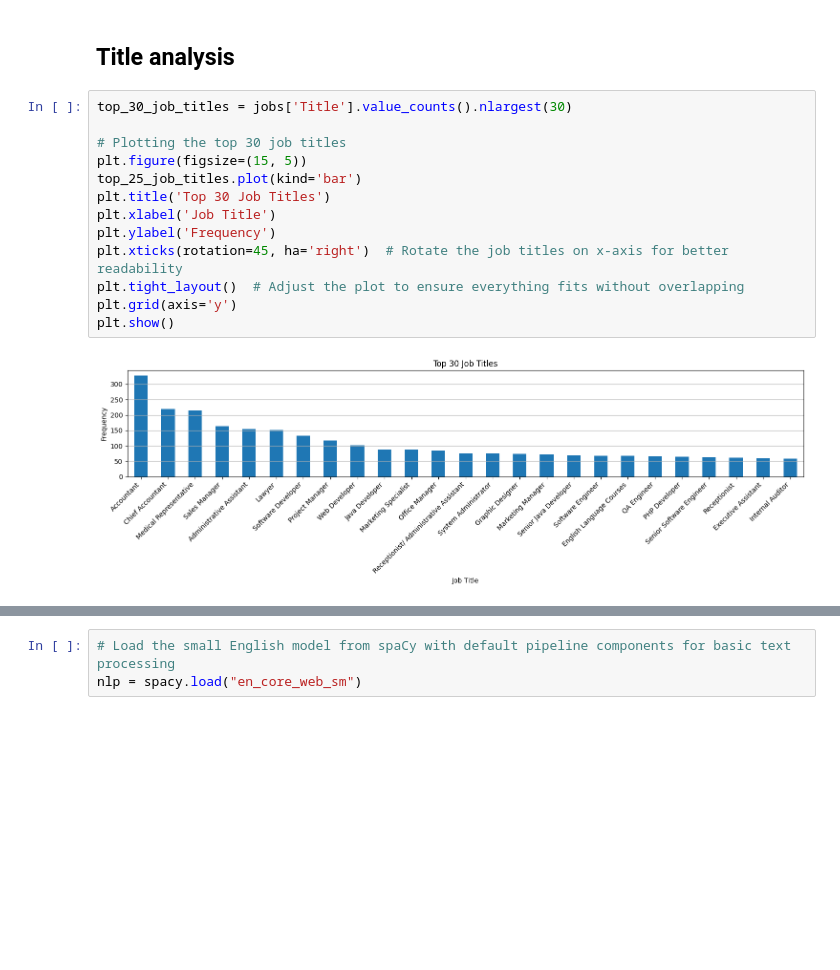
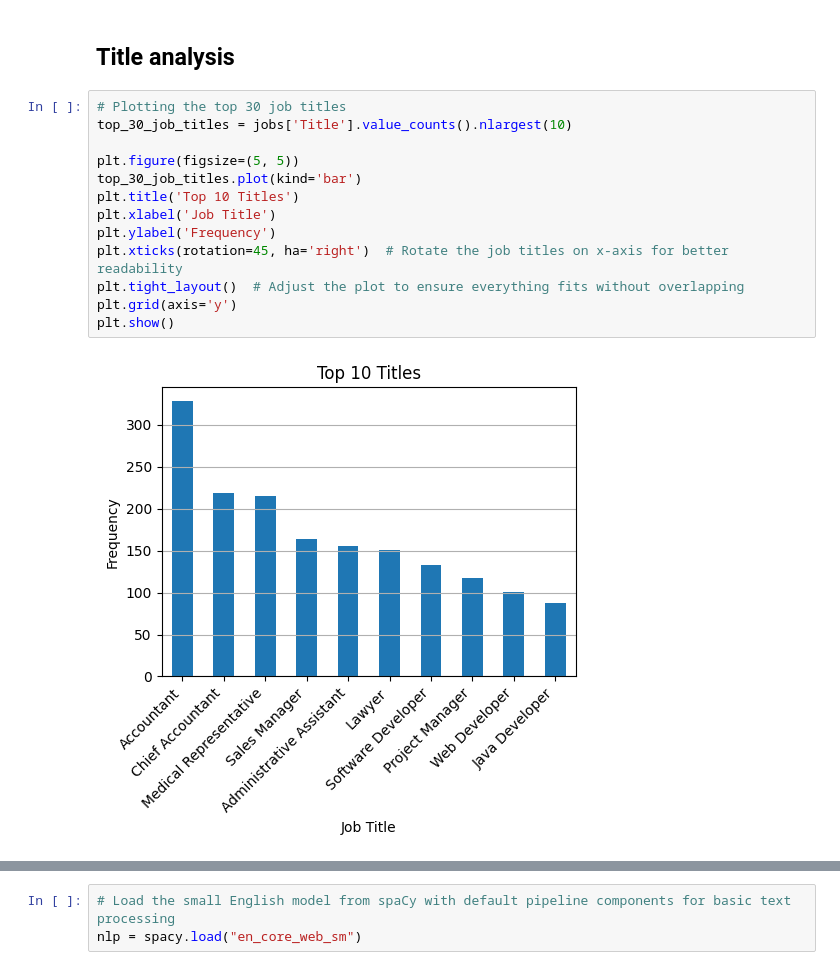
Before and after one commit to MeysamEffati/IT-Jobpost-Classification-Job-Title-Similarity, a Jupyter notebook: Job_Classifier_Similarity.ipynb, the cells around one changed output, grey strips where cells are left out. Saved outputs shown, nothing was run; the diff lists cells and outputs as text; blank space fills up the shorter version.

```diff
--- a/Job_Classifier_Similarity.ipynb
+++ b/Job_Classifier_Similarity.ipynb
@@ -191,18 +205,18 @@ plt.gca().spines[['top', 'right',]].set_visible(False)  # Hide top and right spi
 # %% [markdown]
 ## Title analysis
 # %%
-top_30_job_titles = jobs['Title'].value_counts().nlargest(30)
+# Plotting the top 30 job titles
+top_30_job_titles = jobs['Title'].value_counts().nlargest(10)
 
-# Plotting the top 30 job titles
-plt.figure(figsize=(15, 5))
-top_25_job_titles.plot(kind='bar')
-plt.title('Top 30 Job Titles')
+plt.figure(figsize=(5, 5))
+top_30_job_titles.plot(kind='bar')
+plt.title('Top 10 Titles')
 plt.xlabel('Job Title')
 plt.ylabel('Frequency')
 plt.xticks(rotation=45, ha='right')  # Rotate the job titles on x-axis for better readability
 plt.tight_layout()  # Adjust the plot to ensure everything fits without overlapping
 plt.grid(axis='y')
 plt.show()
 # %% [output]
-[figure, old version]
+[figure, new version]
 # %%
```
Also changed, not shown: parts of 85 cells of this notebook.
